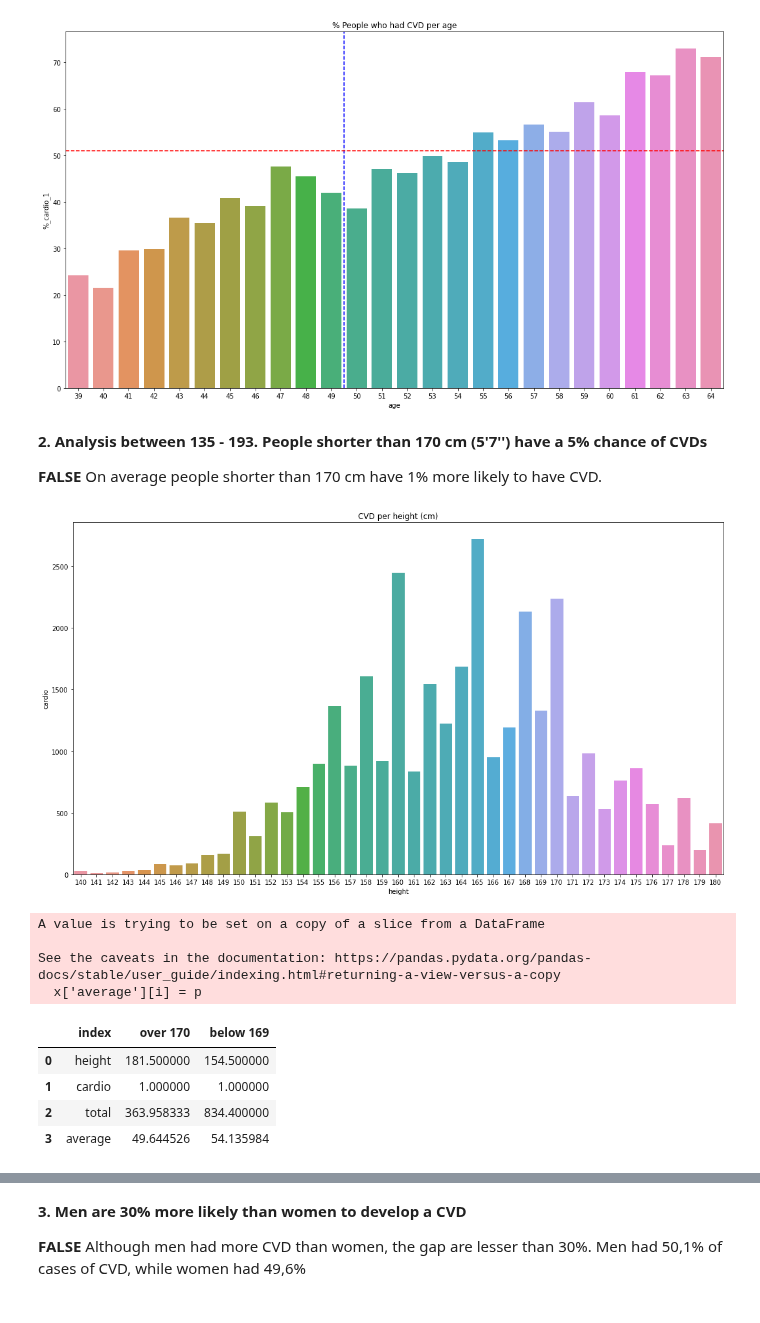
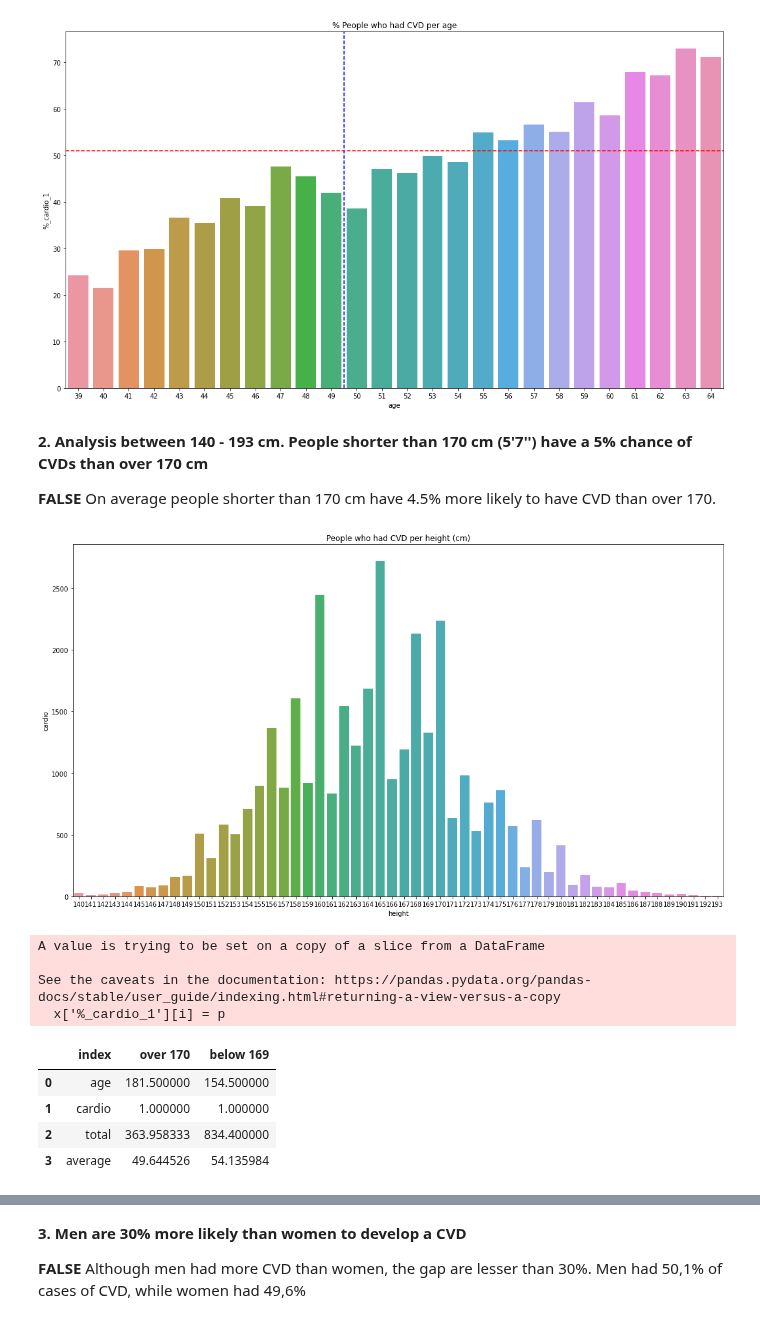
Before and after one commit to HenriqueCR1291/cardio_catch_diseases, a Jupyter notebook: m05_cardio_catch_diseases.ipynb, the cells around one changed output, grey strips where cells are left out. Saved outputs shown, nothing was run; the diff lists cells and outputs as text; code cells hidden in the pictures.

```diff
--- a/m05_cardio_catch_diseases.ipynb
+++ b/m05_cardio_catch_diseases.ipynb
@@ -452,19 +469,19 @@ plt.show()
 # %% [markdown]
-**2. Analysis between 135 - 193. People shorter than 170 cm (5'7'') have a 5% chance of CVDs**
+**2. Analysis between 140 - 193 cm. People shorter than 170 cm (5'7'') have a 5% chance of CVDs than over 170 cm**
 
-**FALSE** On average people shorter than 170 cm have 1% more likely to have CVD.
+**FALSE** On average people shorter than 170 cm have 4.5% more likely to have CVD than over 170.
 # %%
 #cvd per height
-aux1 = df4[(df4['height'] >= 140) & (df4['height'] <= 180)]
+aux1 = df4[(df4['height'] >= 140) & (df4['height'] <= 193)]
 aux1 = aux1[['height', 'cardio']].groupby('height').sum().reset_index()
 
 #histogram
 fig_dims = (18, 10)
 fig, ax = plt.subplots(figsize=fig_dims)
 sns.barplot(x='height', y='cardio', ax=ax, data=aux1)
-plt.title('CVD per height (cm)')
+plt.title('People who had CVD per height (cm)')
 plt.show()
 # %% [output]
-[figure, old version]
+[figure, new version]
 # %%
 #filter height 140 - 190 and divide between two groups
@@ -477,13 +504,13 @@ aux2 = aux2[['height', 'cardio']].groupby('height').size().reset_index().rename(
 #filtering and calculate % people with CVD per height
 aux1 = df4[(df4['height'] >= 135) & (df4['height'] <= 193)]
 aux1 = aux1[['height', 'cardio']].groupby(['height','cardio']).size().reset_index().rename(columns={0:'total'})
-aux1['average'] = ""
+aux1['%_cardio_1'] = ""
 aux1 = perc(aux1)
 # %% [output]
 A value is trying to be set on a copy of a slice from a DataFrame
 
 See the caveats in the documentation: https://pandas.pydata.org/pandas-docs/stable/user_guide/indexing.html#returning-a-view-versus-a-copy
-  x['average'][i] = p
+  x['%_cardio_1'][i] = p
 # %%
 #divide bewtween two groups below and over 170
 aux1 = aux1[(aux1['cardio'] >= 1)]
@@ -496,10 +523,11 @@ aux_169 = pd.DataFrame(aux_169.apply(np.mean)).T
 #result of average
 m = pd.concat([aux_170, aux_169]).T.reset_index()
 m.columns = ['index','over 170','below 169']
+m['index'] = {'age': 0, 'cardio': 1, 'total': 2, 'average': 3}
 m
 # %% [output]
 |  | index | over 170 | below 169 |
-| 0 | height | 181.500000 | 154.500000 |
+| 0 | age | 181.500000 | 154.500000 |
 | 1 | cardio | 1.000000 | 1.000000 |
 | 2 | total | 363.958333 | 834.400000 |
 | 3 | average | 49.644526 | 54.135984 |
```
Also changed, not shown: parts of 50 cells of this notebook.
